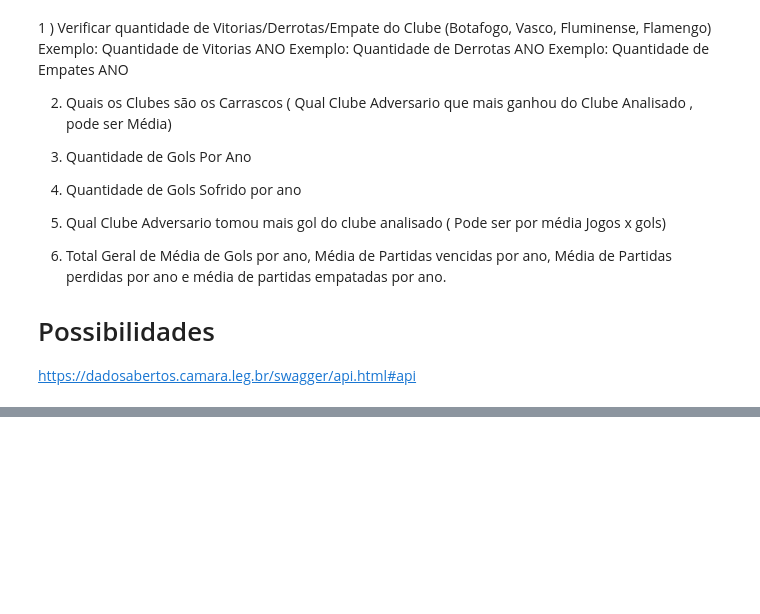
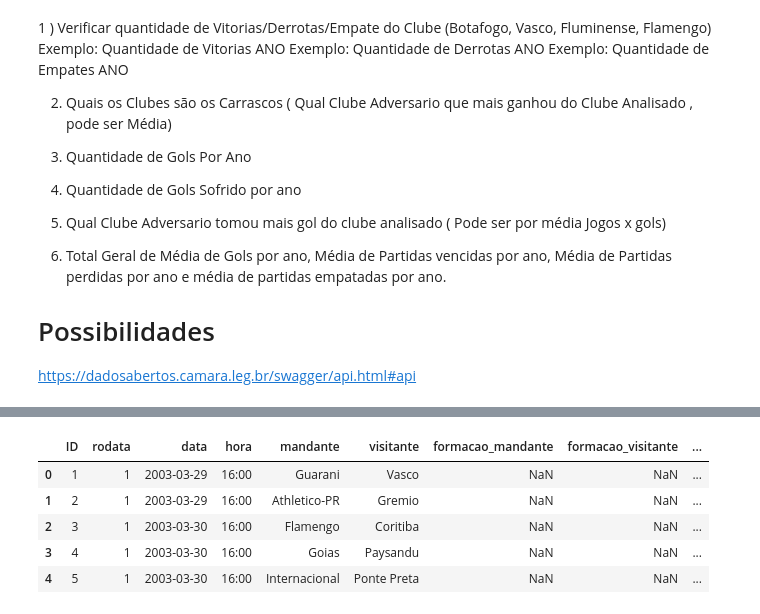
Before and after one commit to vbddinho/puc_minas_machine, a Jupyter notebook: upload_data.ipynb, the cells around one changed output, grey strips where cells are left out. Saved outputs shown, nothing was run; the diff lists cells and outputs as text; code cells hidden in the pictures; blank space fills up the shorter version.

```diff
--- a/upload_data.ipynb
+++ b/upload_data.ipynb
@@ -53,8 +109,15 @@ df.head()
 # %%
-
 # Cria a coluna vencedor_mandante_visitante_empate com os resultados 1 = Vencedor Mandante, 2 = Vencedor Visitante, 3 = Empate
+# Cria uma coluna com identificador para o clube vitorioso, 1 = Vencedor Mandante, 2 = Vencedor Visitante, 3 = Empate
 df.loc[df['vencedor'] == df['mandante'],'vencedor_mandante_visitante_empate']=1
 df.loc[df['vencedor'] == df['visitante'],'vencedor_mandante_visitante_empate']=2
 df.loc[df['vencedor'] == '-','vencedor_mandante_visitante_empate']=3
 
-df.head(100)
+df.head()
+# %% [output]
+|  | ID | rodata | data | hora | mandante | visitante | formacao_mandante | formacao_visitante | ... |
+| 0 | 1 | 1 | 2003-03-29 | 16:00 | Guarani | Vasco | NaN | NaN | ... |
+| 1 | 2 | 1 | 2003-03-29 | 16:00 | Athletico-PR | Gremio | NaN | NaN | ... |
+| 2 | 3 | 1 | 2003-03-30 | 16:00 | Flamengo | Coritiba | NaN | NaN | ... |
+| 3 | 4 | 1 | 2003-03-30 | 16:00 | Goias | Paysandu | NaN | NaN | ... |
+| 4 | 5 | 1 | 2003-03-30 | 16:00 | Internacional | Ponte Preta | NaN | NaN | ... |
```
Also changed, not shown: parts of 15 cells of this notebook, 1 other file.
